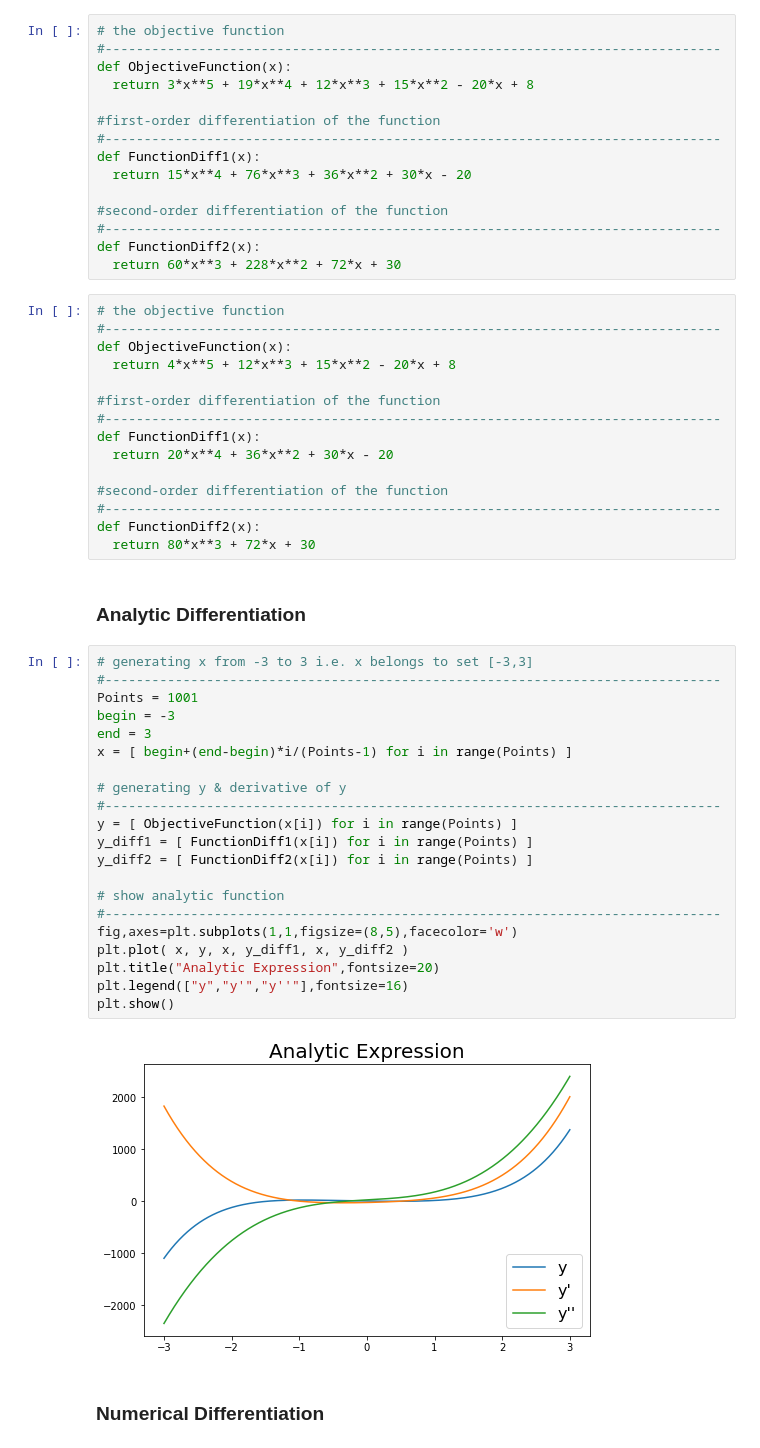
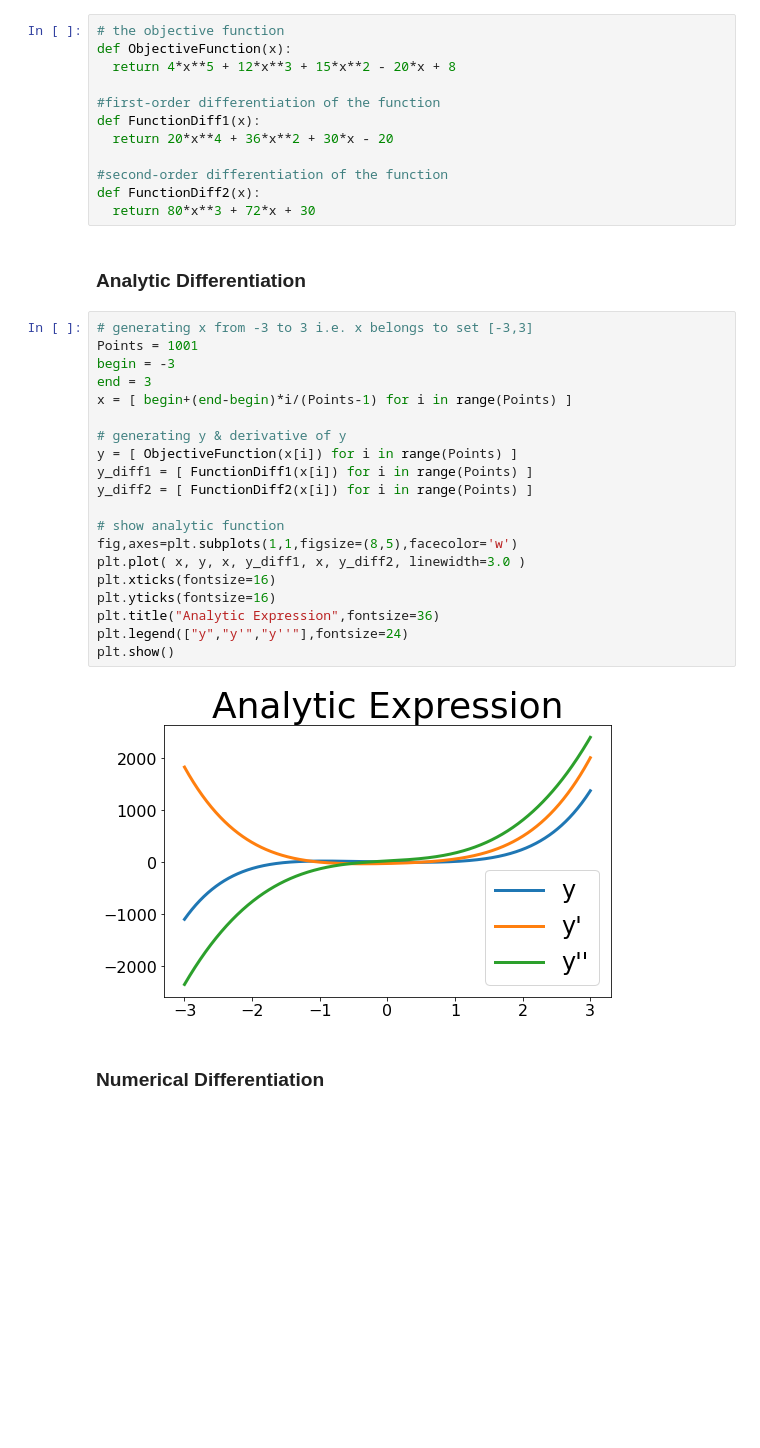
Before and after one commit to TW-ZJLin/FiniteDifference, a Jupyter notebook: Finite_Difference.ipynb, the cells around one changed output. Saved outputs shown, nothing was run; the diff lists cells and outputs as text; blank space fills up the shorter version.

```diff
--- a/Finite_Difference.ipynb
+++ b/Finite_Difference.ipynb
@@ -71,59 +58,40 @@ def BackwardDifference( x, y = None, neighbor = 1 ):
 ### Function
 # %%
 # the objective function
-#-------------------------------------------------------------------------------
 def ObjectiveFunction(x):
-  return 3*x**5 + 19*x**4 + 12*x**3 + 15*x**2 - 20*x + 8
+  return 4*x**5 + 12*x**3 + 15*x**2 - 20*x + 8
 
 #first-order differentiation of the function
-#-------------------------------------------------------------------------------
 def FunctionDiff1(x):
-  return 15*x**4 + 76*x**3 + 36*x**2 + 30*x - 20
+  return 20*x**4 + 36*x**2 + 30*x - 20
 
 #second-order differentiation of the function
-#-------------------------------------------------------------------------------
 def FunctionDiff2(x):
-  return 60*x**3 + 228*x**2 + 72*x + 30
+  return 80*x**3 + 72*x + 30
-# %%
-# the objective function
-#-------------------------------------------------------------------------------
-def ObjectiveFunction(x):
-  return 4*x**5 + 12*x**3 + 15*x**2 - 20*x + 8
-
-#first-order differentiation of the function
-#-------------------------------------------------------------------------------
-def FunctionDiff1(x):
-  return 20*x**4 + 36*x**2 + 30*x - 20
-
-#second-order differentiation of the function
-#-------------------------------------------------------------------------------
-def FunctionDiff2(x):
-  return 80*x**3 + 72*x + 30
 # %% [markdown]
 ### Analytic Differentiation
 # %%
 # generating x from -3 to 3 i.e. x belongs to set [-3,3]
-#-------------------------------------------------------------------------------
 Points = 1001
 begin = -3
 end = 3
 x = [ begin+(end-begin)*i/(Points-1) for i in range(Points) ]
 
 # generating y & derivative of y
-#-------------------------------------------------------------------------------
 y = [ ObjectiveFunction(x[i]) for i in range(Points) ]
 y_diff1 = [ FunctionDiff1(x[i]) for i in range(Points) ]
 y_diff2 = [ FunctionDiff2(x[i]) for i in range(Points) ]
 
 # show analytic function
-#-------------------------------------------------------------------------------
 fig,axes=plt.subplots(1,1,figsize=(8,5),facecolor='w')
-plt.plot( x, y, x, y_diff1, x, y_diff2 )
-plt.title("Analytic Expression",fontsize=20)
-plt.legend(["y","y'","y''"],fontsize=16)
+plt.plot( x, y, x, y_diff1, x, y_diff2, linewidth=3.0 )
+plt.xticks(fontsize=16)
+plt.yticks(fontsize=16)
+plt.title("Analytic Expression",fontsize=36)
+plt.legend(["y","y'","y''"],fontsize=24)
 plt.show()
 # %% [output]
-[figure, old version]
+[figure, new version]
 # %% [markdown]
 ### Numerical Differentiation
 # %%
```
Also changed, not shown: parts of 6 cells of this notebook.
